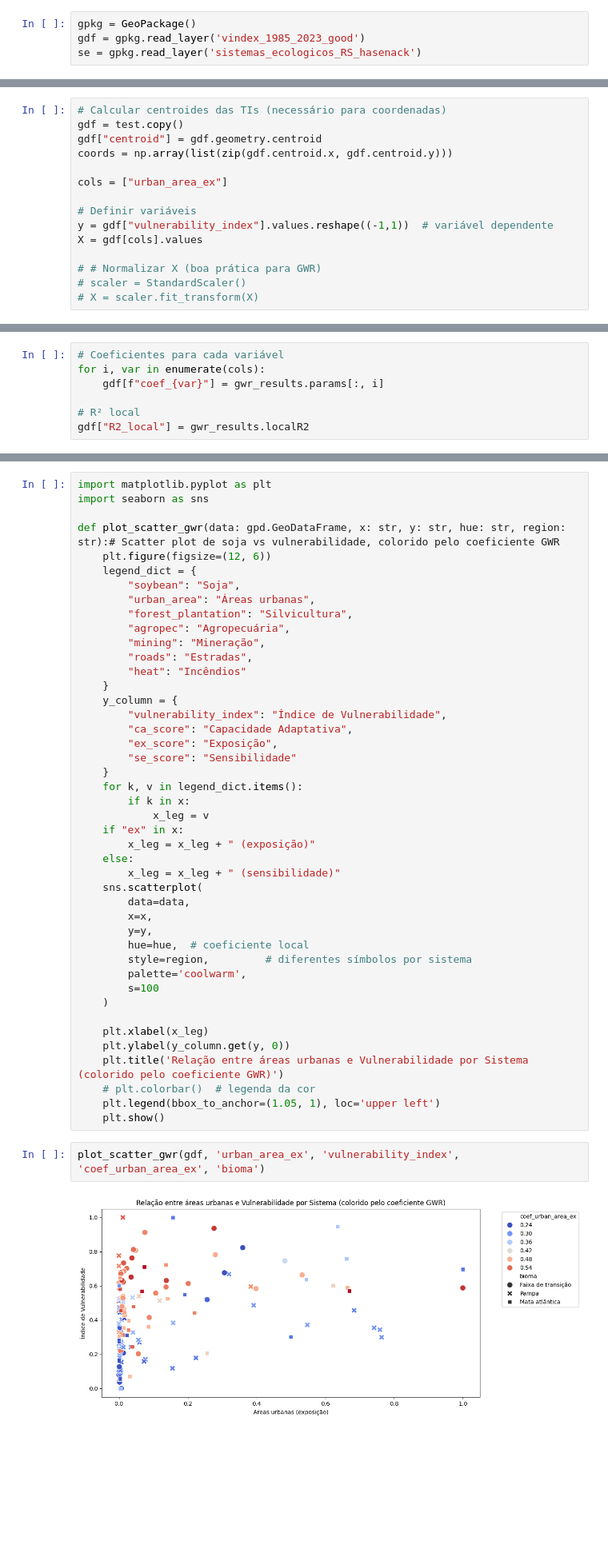
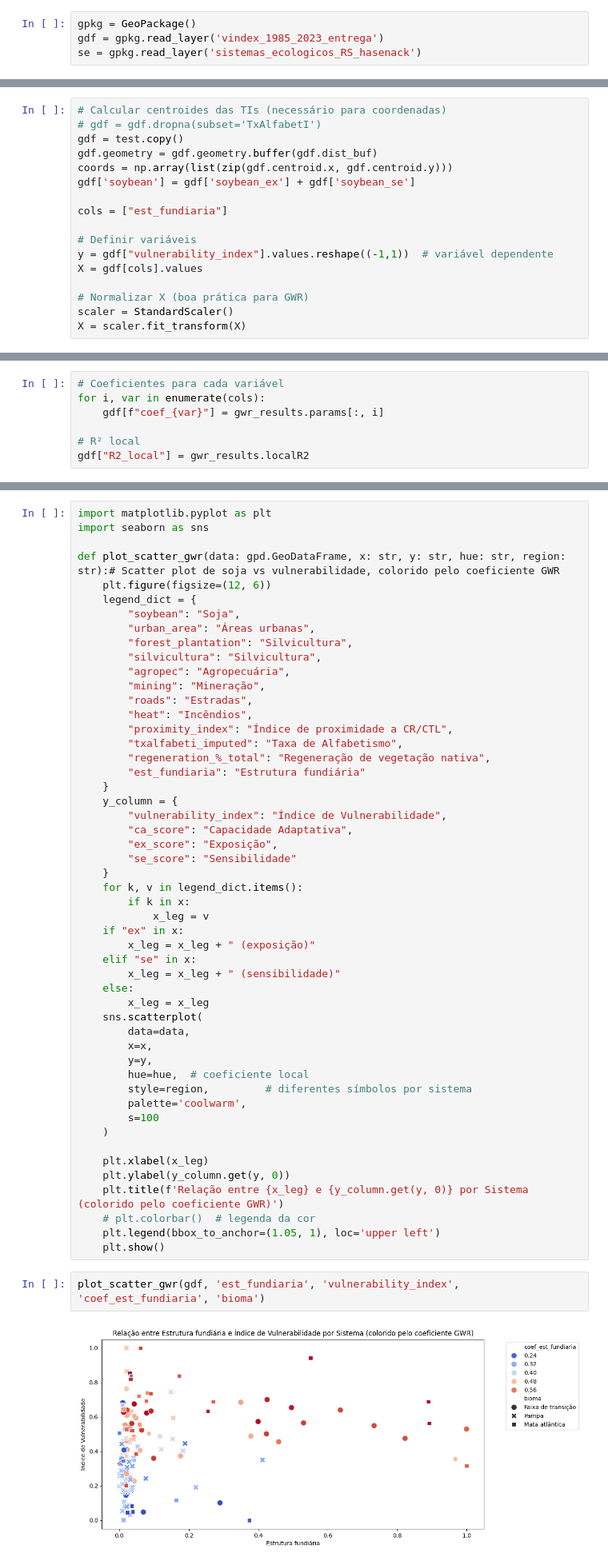
Before and after one commit to SAD-69/ti_analysis, a Jupyter notebook: gwr_god.ipynb, the cells around one changed output, grey strips where cells are left out. Shown at 80% size. Drawn from its saved outputs; the diff is of its cells as text; blank space fills up the shorter version.

```diff
--- a/gwr_god.ipynb
+++ b/gwr_god.ipynb
@@ -9,7 +9,7 @@ from sklearn.preprocessing import StandardScaler
 from models.gpkg import GeoPackage
 # %%
 gpkg = GeoPackage()
-gdf = gpkg.read_layer('vindex_1985_2023_good')
+gdf = gpkg.read_layer('vindex_1985_2023_entrega')
 se = gpkg.read_layer('sistemas_ecologicos_RS_hasenack')
 # %%
 biomas = gpkg.read_layer('biomas_rs_faixa_trans_final')
@@ -48,18 +42,20 @@ test
 # %%
 # Calcular centroides das TIs (necessário para coordenadas)
+# gdf = gdf.dropna(subset='TxAlfabetI')
 gdf = test.copy()
-gdf["centroid"] = gdf.geometry.centroid
+gdf.geometry = gdf.geometry.buffer(gdf.dist_buf)
 coords = np.array(list(zip(gdf.centroid.x, gdf.centroid.y)))
+gdf['soybean'] = gdf['soybean_ex'] + gdf['soybean_se']
 
-cols = ["urban_area_ex"]
+cols = ["est_fundiaria"]
 
 # Definir variáveis
 y = gdf["vulnerability_index"].values.reshape((-1,1))  # variável dependente
 X = gdf[cols].values
 
-# # Normalizar X (boa prática para GWR)
-# scaler = StandardScaler()
-# X = scaler.fit_transform(X)
+# Normalizar X (boa prática para GWR)
+scaler = StandardScaler()
+X = scaler.fit_transform(X)
 # %%
 bw = Sel_BW(coords, y, X).search()
 print("Bandwidth ótimo:", bw)
@@ -168,10 +161,15 @@ def plot_scatter_gwr(data: gpd.GeoDataFrame, x: str, y: str, hue: str, region: s
         "soybean": "Soja",
         "urban_area": "Áreas urbanas",
         "forest_plantation": "Silvicultura",
+        "silvicultura": "Silvicultura",
         "agropec": "Agropecuária",
         "mining": "Mineração",
         "roads": "Estradas",
-        "heat": "Incêndios"
+        "heat": "Incêndios",
+        "proximity_index": "Índice de proximidade a CR/CTL",
+        "txalfabeti_imputed": "Taxa de Alfabetismo",
+        "regeneration_%_total": "Regeneração de vegetação nativa",
+        "est_fundiaria": "Estrutura fundiária"
     }
     y_column = {
         "vulnerability_index": "Índice de Vulnerabilidade",
@@ -184,8 +182,10 @@ def plot_scatter_gwr(data: gpd.GeoDataFrame, x: str, y: str, hue: str, region: s
             x_leg = v
     if "ex" in x:
         x_leg = x_leg + " (exposição)"
+    elif "se" in x:
+        x_leg = x_leg + " (sensibilidade)"
     else:
-        x_leg = x_leg + " (sensibilidade)"
+        x_leg = x_leg
     sns.scatterplot(
         data=data,
         x=x,
@@ -198,11 +198,11 @@ def plot_scatter_gwr(data: gpd.GeoDataFrame, x: str, y: str, hue: str, region: s
 
     plt.xlabel(x_leg)
     plt.ylabel(y_column.get(y, 0))
-    plt.title('Relação entre áreas urbanas e Vulnerabilidade por Sistema (colorido pelo coeficiente GWR)')
+    plt.title(f'Relação entre {x_leg} e {y_column.get(y, 0)} por Sistema (colorido pelo coeficiente GWR)')
     # plt.colorbar()  # legenda da cor
     plt.legend(bbox_to_anchor=(1.05, 1), loc='upper left')
     plt.show()
 # %%
-plot_scatter_gwr(gdf, 'urban_area_ex', 'vulnerability_index', 'coef_urban_area_ex', 'bioma')
+plot_scatter_gwr(gdf, 'est_fundiaria', 'vulnerability_index', 'coef_est_fundiaria', 'bioma')
 # %% [output]
-[figure, old version]
+[figure, new version]
```
Also changed, not shown: parts of 11 cells of this notebook, 30 other files.
